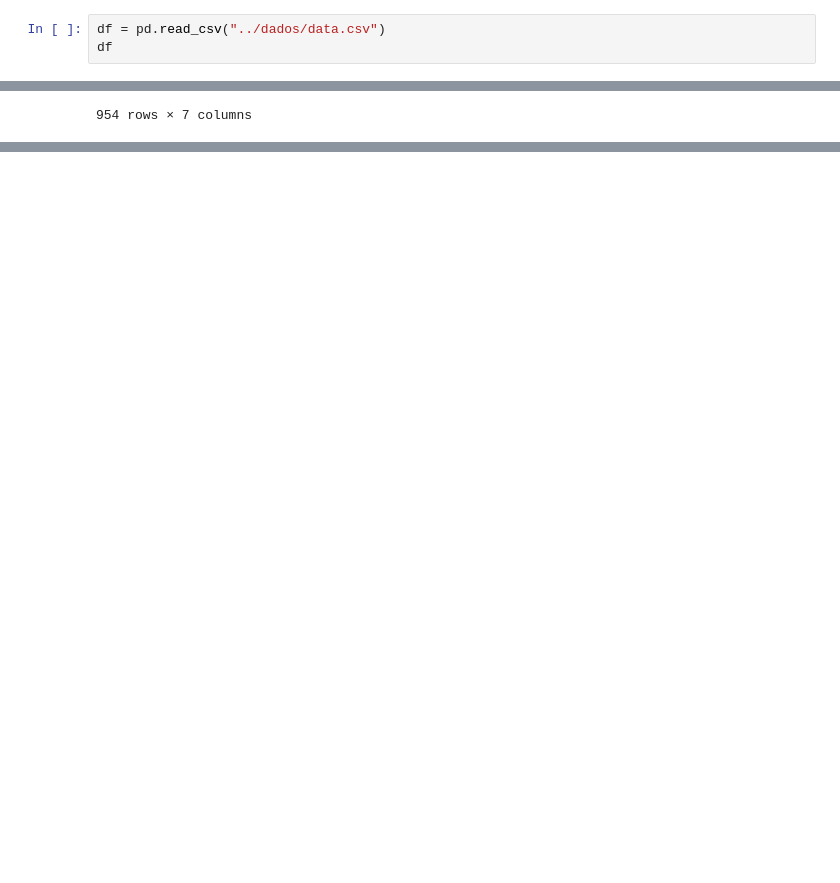
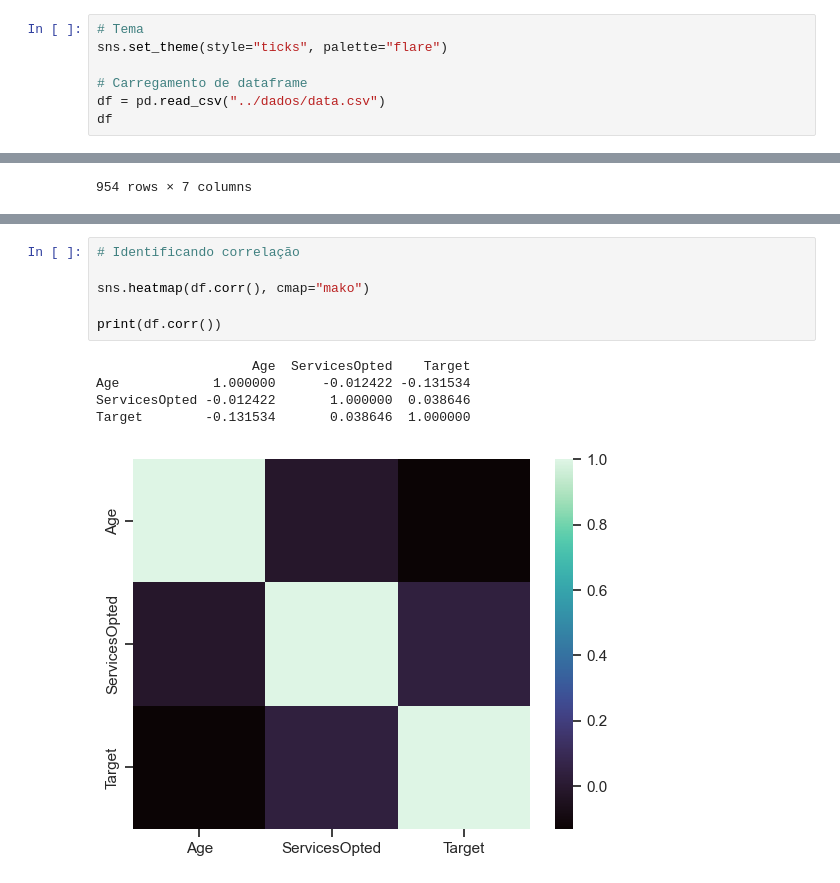
Before and after one commit to diasKayky/churn-predictive-analysis, a Jupyter notebook: notebooks/EDA_Preprocessamento_de_Dados.ipynb, the cells around one changed output, grey strips where cells are left out. Drawn from its saved outputs; the diff is of its cells as text; blank space fills up the shorter version.

```diff
--- a/notebooks/EDA_Preprocessamento_de_Dados.ipynb
+++ b/notebooks/EDA_Preprocessamento_de_Dados.ipynb
@@ -9,4 +14,8 @@ import seaborn as sns
 # %%
+# Tema
+sns.set_theme(style="ticks", palette="flare")
+
+# Carregamento de dataframe
 df = pd.read_csv("../dados/data.csv")
 df
 # %% [output]
@@ -25,0 +48,12 @@ df
+# %%
+# Identificando correlação
+
+sns.heatmap(df.corr(), cmap="mako")
+
+print(df.corr())
+# %% [output]
+                    Age  ServicesOpted    Target
+Age            1.000000      -0.012422 -0.131534
+ServicesOpted -0.012422       1.000000  0.038646
+Target        -0.131534       0.038646  1.000000
+[figure, added]
```
Also changed, not shown: parts of 17 cells of this notebook, 5 other files.
